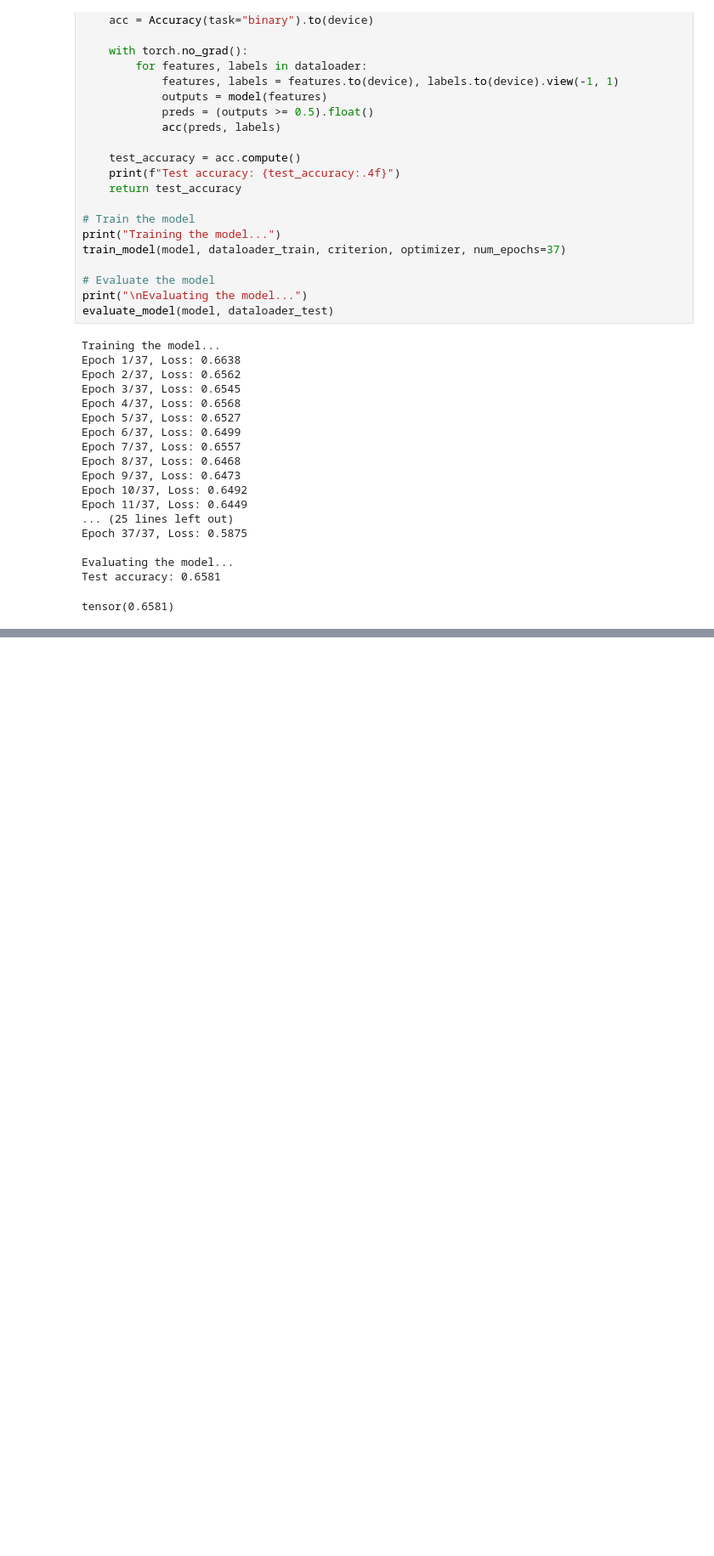
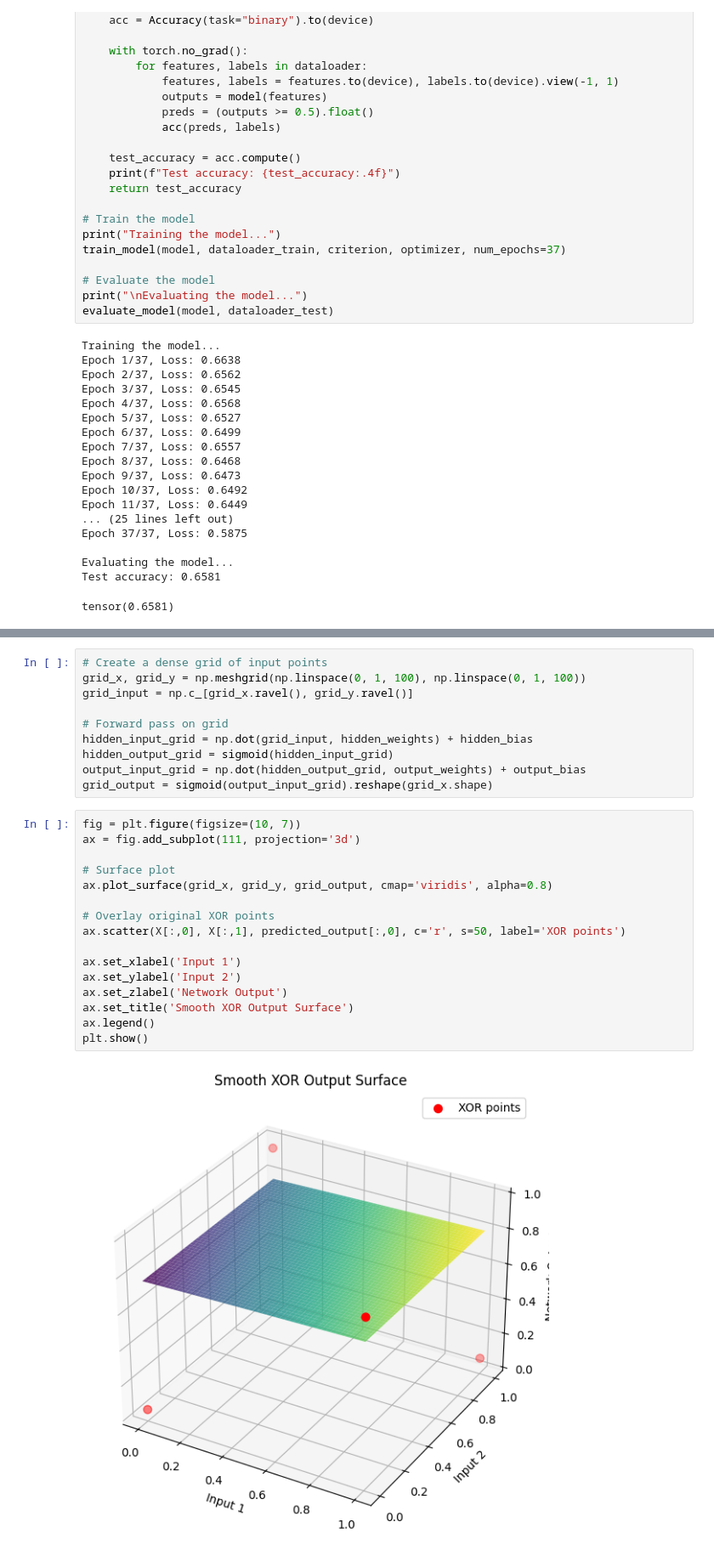
Before and after one commit to Rustam-Shrestha/pytorch-deep-learning-next-steps, a Jupyter notebook: pytorch-level-up.ipynb, the cells around one changed output, grey strips where cells are left out. Shown: that part at 85% size. Saved outputs shown, nothing was run; the diff lists cells and outputs as text; blank space fills up the shorter version.

```diff
--- a/pytorch-level-up.ipynb
+++ b/pytorch-level-up.ipynb
@@ -613,0 +697,28 @@ tensor(0.6581)
+# %%
+# Create a dense grid of input points
+grid_x, grid_y = np.meshgrid(np.linspace(0, 1, 100), np.linspace(0, 1, 100))
+grid_input = np.c_[grid_x.ravel(), grid_y.ravel()]
+
+# Forward pass on grid
+hidden_input_grid = np.dot(grid_input, hidden_weights) + hidden_bias
+hidden_output_grid = sigmoid(hidden_input_grid)
+output_input_grid = np.dot(hidden_output_grid, output_weights) + output_bias
+grid_output = sigmoid(output_input_grid).reshape(grid_x.shape)
+# %%
+fig = plt.figure(figsize=(10, 7))
+ax = fig.add_subplot(111, projection='3d')
+
+# Surface plot
+ax.plot_surface(grid_x, grid_y, grid_output, cmap='viridis', alpha=0.8)
+
+# Overlay original XOR points
+ax.scatter(X[:,0], X[:,1], predicted_output[:,0], c='r', s=50, label='XOR points')
+
+ax.set_xlabel('Input 1')
+ax.set_ylabel('Input 2')
+ax.set_zlabel('Network Output')
+ax.set_title('Smooth XOR Output Surface')
+ax.legend()
+plt.show()
+# %% [output]
+[figure, added]
```
Also changed, not shown: parts of 7 cells of this notebook.
